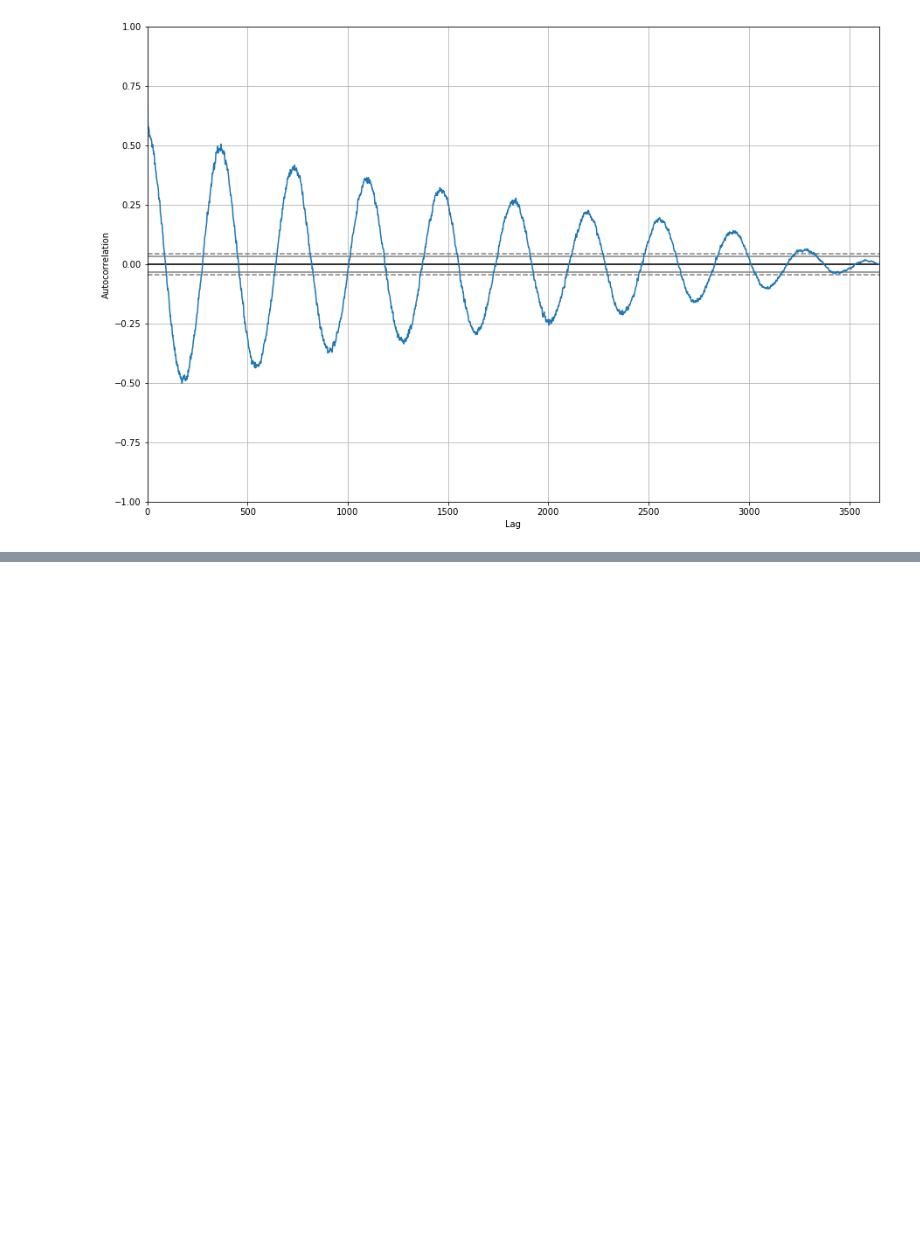
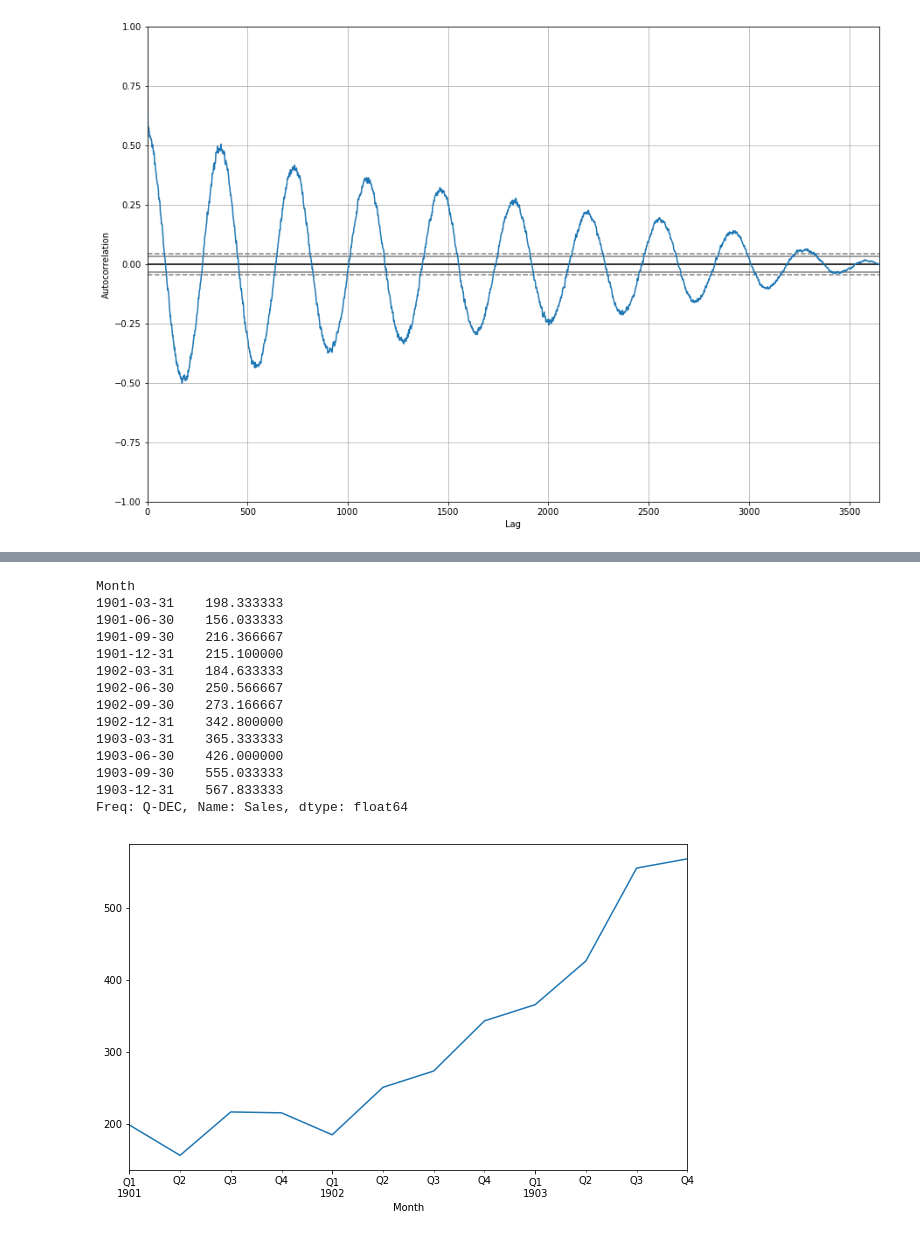
Before and after one commit to chirathdevinda/Time-Series-Forecasting, a Jupyter notebook: Lessons.ipynb, the cells around one changed output, grey strips where cells are left out. Cells and saved outputs as stored; diff of their text form; code cells hidden in the pictures; blank space fills up the shorter version.

```diff
--- a/Lessons.ipynb
+++ b/Lessons.ipynb
@@ -344,0 +407,29 @@ plt.show()
+# %%
+# Downsample to quarterly interval
+import pandas as pd
+import matplotlib.pyplot as plt
+
+def parser(x):
+    return pd.datetime.strptime('190'+x, '%Y-%m')
+
+series = pd.read_csv("DataSets\shampoo-sales.csv", header=0, parse_dates=[0], index_col=0, squeeze=True, date_parser=parser)
+quartely_mean_sales = series.resample('Q').mean() # Quartely
+print(quartely_mean_sales)
+quartely_mean_sales.plot(figsize=(10,6))
+plt.show()
+# %% [output]
+Month
+1901-03-31    198.333333
+1901-06-30    156.033333
+1901-09-30    216.366667
+1901-12-31    215.100000
+1902-03-31    184.633333
+1902-06-30    250.566667
+1902-09-30    273.166667
+1902-12-31    342.800000
+1903-03-31    365.333333
+1903-06-30    426.000000
+1903-09-30    555.033333
+1903-12-31    567.833333
+Freq: Q-DEC, Name: Sales, dtype: float64
+[figure, added]
```
Also changed, not shown: parts of 3 cells of this notebook.
